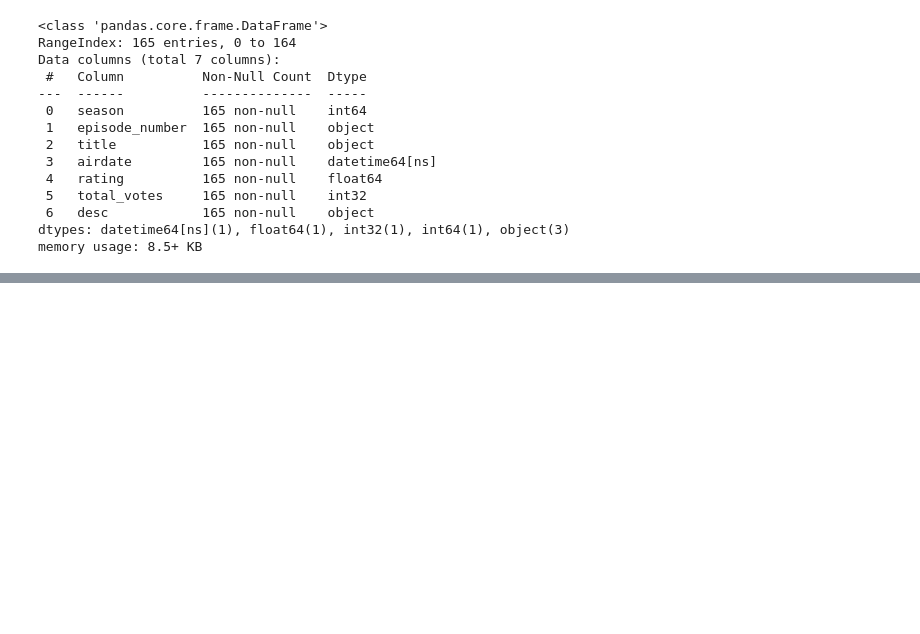
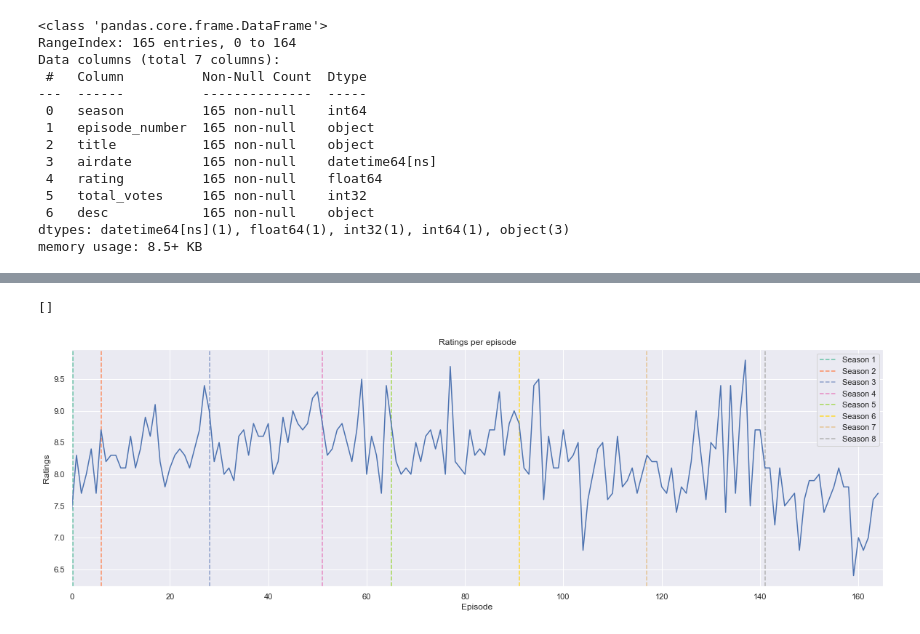
Before and after one commit to nklingen/SocialGraphsProject, a Jupyter notebook: IMDb_ratings.ipynb, the cells around one changed output, grey strips where cells are left out. Cells and saved outputs as stored; diff of their text form; code cells hidden in the pictures; blank space fills up the shorter version.

Commit message:
added seasons to ratings plot

```diff
--- a/IMDb_ratings.ipynb
+++ b/IMDb_ratings.ipynb
@@ -103,0 +106,3 @@ theoffice_episodes.to_csv('TheOffice_Episodes_IMDb_Ratings.csv',index=False)
+# %%
+ratings_path = "Data/TheOffice_Episodes_IMDb_Ratings.csv"
+df_ratings = pd.read_csv(ratings_path)
@@ -103,0 +123,24 @@ theoffice_episodes.to_csv('TheOffice_Episodes_IMDb_Ratings.csv',index=False)
+# %%
+import seaborn as sns;
+
+sns.set(rc={'figure.figsize':(20,6)})
+season_change = [i+1 for i in range(len(df_ratings) -1) if df_ratings.season[i] != df_ratings.season[i+1]]
+palette = iter(sns.color_palette("Set2", max(df_ratings.season)))
+
+# season 1
+plt.axvline(x=0.3, color = next(palette), linestyle='dashed', label="Season 1")
+
+# seasons 2 - 8
+for i, season in enumerate(season_change):
+    plt.axvline(x=season, color = next(palette), linestyle='dashed', label= f"Season {i+2}")
+
+
+ax = sns.lineplot(data = df_ratings.rating)
+ax.set(xlabel='Episode', ylabel = "Ratings")
+ax.set_title(f"Ratings per episode")
+sns.set(rc={'figure.figsize':(10,5)})
+plt.xlim(0, len(df_ratings))
+ax.plot()
+# %% [output]
+[]
+[figure, added]
```
Also changed, not shown: parts of 5 cells of this notebook.
